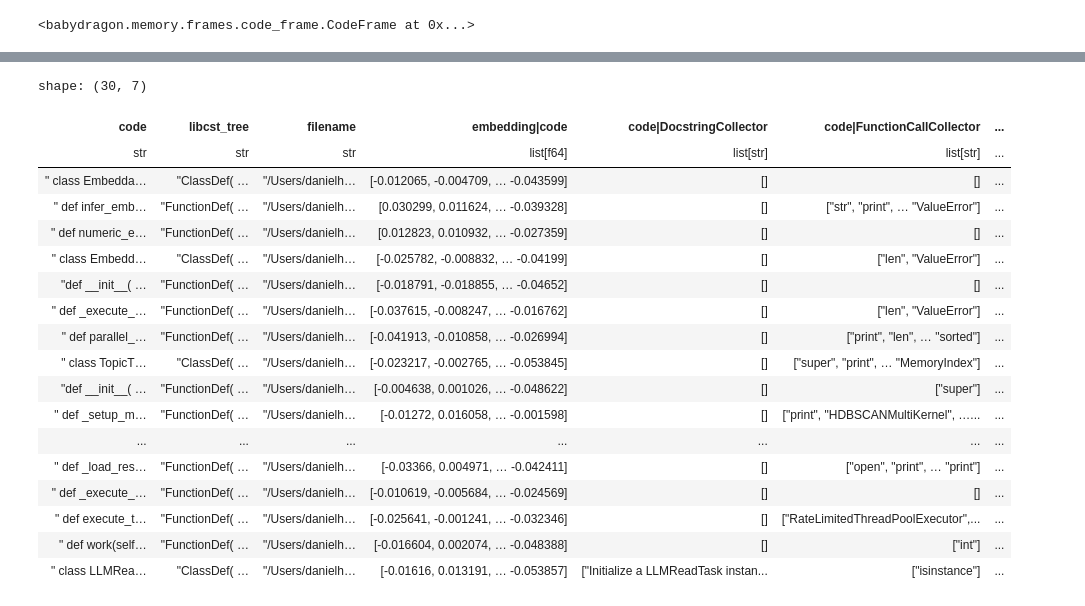
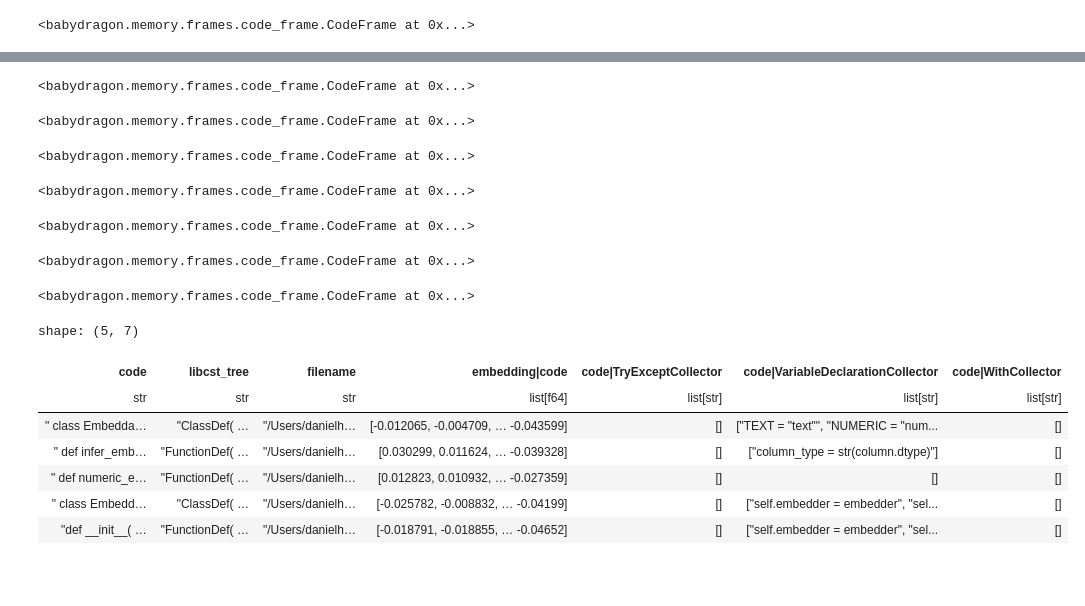
Before and after one commit to Neural-Dragon-AI/BabyDragon, a Jupyter notebook: notebooks/code_frame.ipynb, the cells around one changed output, grey strips where cells are left out. Cells and saved outputs as stored; diff of their text form; code cells hidden in the pictures; blank space fills up the shorter version.

Commit message:
added new libcstVisitor Classes

```diff
--- a/notebooks/code_frame.ipynb
+++ b/notebooks/code_frame.ipynb
@@ -81,22 +101,39 @@ cf.apply_visitor_to_column("code", ArgumentTypeCollector)
+# %%
+cf.apply_visitor_to_column("code", IfStatementCollector)
+# %% [output]
+<babydragon.memory.frames.code_frame.CodeFrame at 0x...>
+# %%
+cf.apply_visitor_to_column("code", BaseCompoundStatementCollector)
+# %% [output]
+<babydragon.memory.frames.code_frame.CodeFrame at 0x...>
+# %%
+cf.apply_visitor_to_column("code", ForLoopCollector)
+# %% [output]
+<babydragon.memory.frames.code_frame.CodeFrame at 0x...>
+# %%
+cf.apply_visitor_to_column("code", WhileLoopCollector)
+# %% [output]
+<babydragon.memory.frames.code_frame.CodeFrame at 0x...>
+# %%
+cf.apply_visitor_to_column("code", TryExceptCollector)
+# %% [output]
+<babydragon.memory.frames.code_frame.CodeFrame at 0x...>
+# %%
+cf.apply_visitor_to_column("code", VariableDeclarationCollector)
+# %% [output]
+<babydragon.memory.frames.code_frame.CodeFrame at 0x...>
+# %%
+cf.apply_visitor_to_column("code", WithCollector)
+# %% [output]
+<babydragon.memory.frames.code_frame.CodeFrame at 0x...>
 # %%
-cf.df.head(30)
+cf.df.head()
 # %% [output]
-shape: (30, 7)
+shape: (5, 7)
-| code | libcst_tree | filename | embedding|code | code|DocstringCollector | code|FunctionCallCollector | ... |
-| str | str | str | list[f64] | list[str] | list[str] | ... |
-| " class Embedda… | "ClassDef( … | "/Users/danielh… | [-0.012065, -0.004709, … -0.043599] | [] | [] | ... |
-| " def infer_emb… | "FunctionDef( … | "/Users/danielh… | [0.030299, 0.011624, … -0.039328] | [] | ["str", "print", … "ValueError"] | ... |
-| " def numeric_e… | "FunctionDef( … | "/Users/danielh… | [0.012823, 0.010932, … -0.027359] | [] | [] | ... |
-| " class Embedd… | "ClassDef( … | "/Users/danielh… | [-0.025782, -0.008832, … -0.04199] | [] | ["len", "ValueError"] | ... |
-| "def __init__( … | "FunctionDef( … | "/Users/danielh… | [-0.018791, -0.018855, … -0.04652] | [] | [] | ... |
-| " def _execute_… | "FunctionDef( … | "/Users/danielh… | [-0.037615, -0.008247, … -0.016762] | [] | ["len", "ValueError"] | ... |
-| " def parallel_… | "FunctionDef( … | "/Users/danielh… | [-0.041913, -0.010858, … -0.026994] | [] | ["print", "len", … "sorted"] | ... |
-| " class TopicT… | "ClassDef( … | "/Users/danielh… | [-0.023217, -0.002765, … -0.053845] | [] | ["super", "print", … "MemoryIndex"] | ... |
-| "def __init__( … | "FunctionDef( … | "/Users/danielh… | [-0.004638, 0.001026, … -0.048622] | [] | ["super"] | ... |
-| " def _setup_m… | "FunctionDef( … | "/Users/danielh… | [-0.01272, 0.016058, … -0.001598] | [] | ["print", "HDBSCANMultiKernel", …... | ... |
-| ... | ... | ... | ... | ... | ... | ... |
-| " def _load_res… | "FunctionDef( … | "/Users/danielh… | [-0.03366, 0.004971, … -0.042411] | [] | ["open", "print", … "print"] | ... |
-| " def _execute_… | "FunctionDef( … | "/Users/danielh… | [-0.010619, -0.005684, … -0.024569] | [] | [] | ... |
-| " def execute_t… | "FunctionDef( … | "/Users/danielh… | [-0.025641, -0.001241, … -0.032346] | [] | ["RateLimitedThreadPoolExecutor",... | ... |
-| " def work(self… | "FunctionDef( … | "/Users/danielh… | [-0.016604, 0.002074, … -0.048388] | [] | ["int"] | ... |
-| " class LLMRea… | "ClassDef( … | "/Users/danielh… | [-0.01616, 0.013191, … -0.053857] | ["Initialize a LLMReadTask instan... | ["isinstance"] | ... |
+| code | libcst_tree | filename | embedding|code | code|TryExceptCollector | code|VariableDeclarationCollector | code|WithCollector |
+| str | str | str | list[f64] | list[str] | list[str] | list[str] |
+| " class Embedda… | "ClassDef( … | "/Users/danielh… | [-0.012065, -0.004709, … -0.043599] | [] | ["TEXT = "text"", "NUMERIC = "num... | [] |
+| " def infer_emb… | "FunctionDef( … | "/Users/danielh… | [0.030299, 0.011624, … -0.039328] | [] | ["column_type = str(column.dtype)"] | [] |
+| " def numeric_e… | "FunctionDef( … | "/Users/danielh… | [0.012823, 0.010932, … -0.027359] | [] | [] | [] |
+| " class Embedd… | "ClassDef( … | "/Users/danielh… | [-0.025782, -0.008832, … -0.04199] | [] | ["self.embedder = embedder", "sel... | [] |
+| "def __init__( … | "FunctionDef( … | "/Users/danielh… | [-0.018791, -0.018855, … -0.04652] | [] | ["self.embedder = embedder", "sel... | [] |
```
Also changed, not shown: parts of 3 cells of this notebook, 1 other file.
